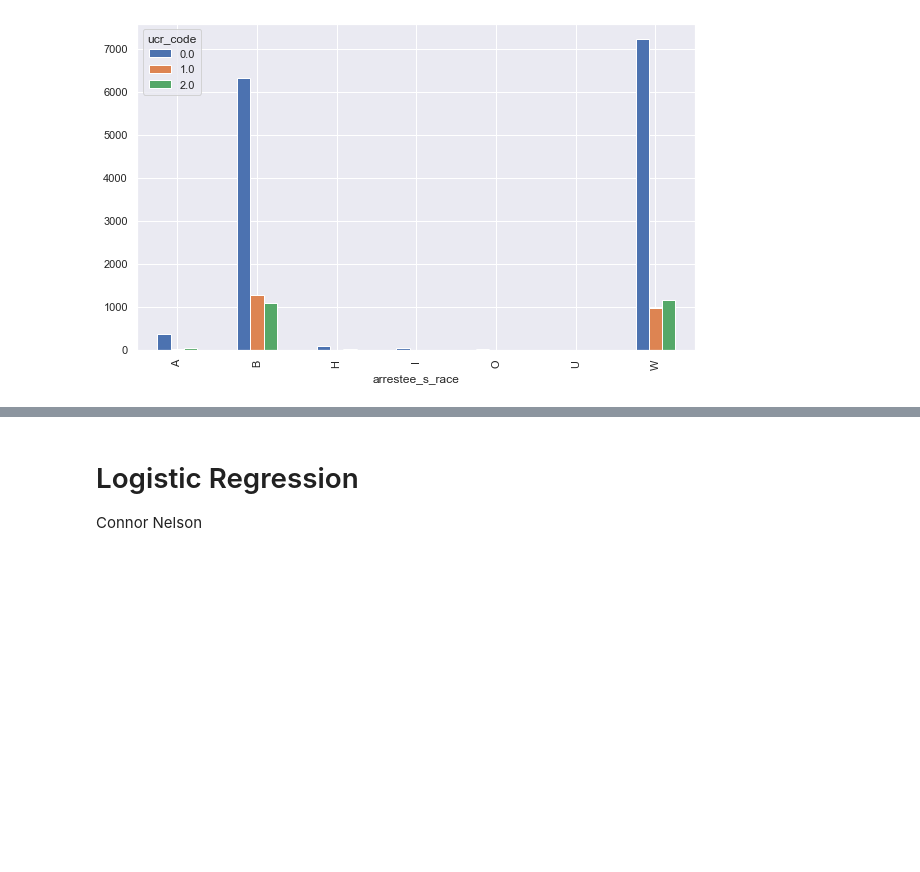
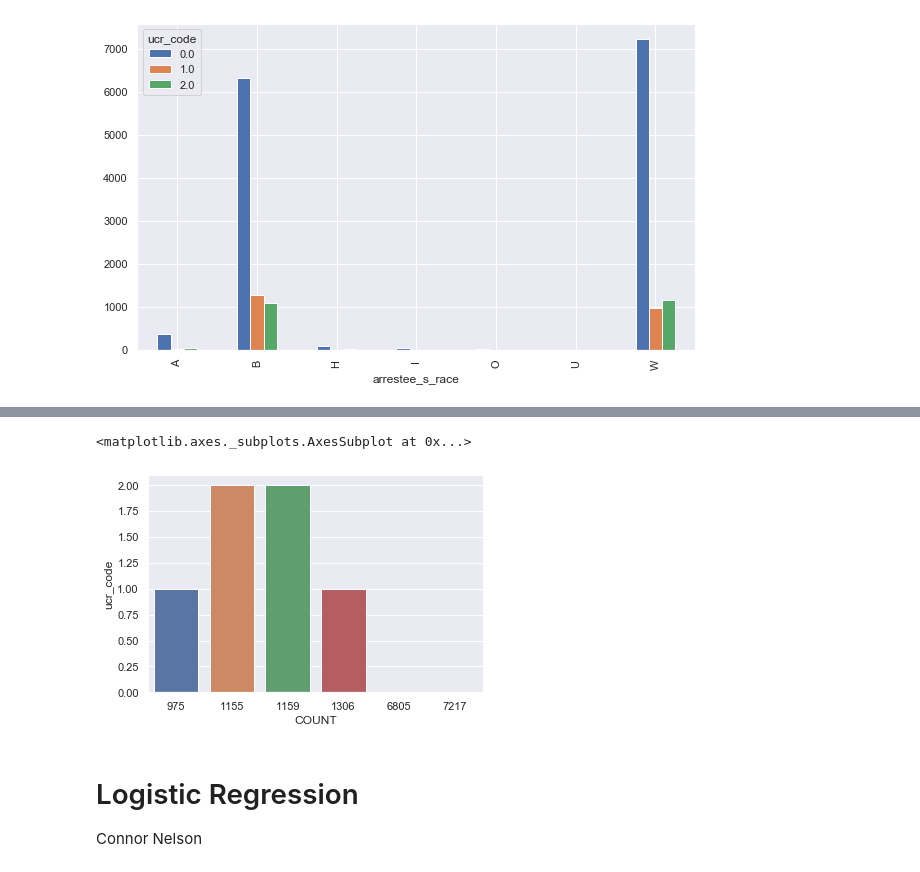
Before and after one commit to ConnorNelson1/Data_Analysis-Group-Project, a Jupyter notebook: CV_Group_Presentation.01-Copy1.ipynb, the cells around one changed output, grey strips where cells are left out. Saved outputs shown, nothing was run; the diff lists cells and outputs as text; code cells hidden in the pictures; blank space fills up the shorter version.

```diff
--- a/CV_Group_Presentation.01-Copy1.ipynb
+++ b/CV_Group_Presentation.01-Copy1.ipynb
@@ -468,0 +548,10 @@ temp.plot.bar(ax = ax)
+# %%
+pam_hot1_White = pam_hot1.loc[:, ['ucr_code', 'arrestee_s_race_W']]  # Keep only the columns we want here
+pam_hot1_White.loc[:, 'COUNT'] = 1   # Add a variable for counting unique values
+pam_hot1_White = pam_hot1_White.groupby(['ucr_code', 'arrestee_s_race_W']).sum()
+ # Sum the values after grouping by County,
+       # City, and Provider Type
+
+pam_hot1_White
+
+#sn.barplot(x = 'COUNT', y = 'charge_description', data = pam_3.reset_index() )
@@ -469,3 +572,8 @@ temp.plot.bar(ax = ax)
+# %%
+sn.barplot(x = 'COUNT', y = 'ucr_code', data = pam_hot1_White.reset_index() )
+# %% [output]
+<matplotlib.axes._subplots.AxesSubplot at 0x...>
+[figure, added]
 # %% [markdown]
 # Logistic Regression
 
```
Also changed, not shown: parts of 15 cells of this notebook.
